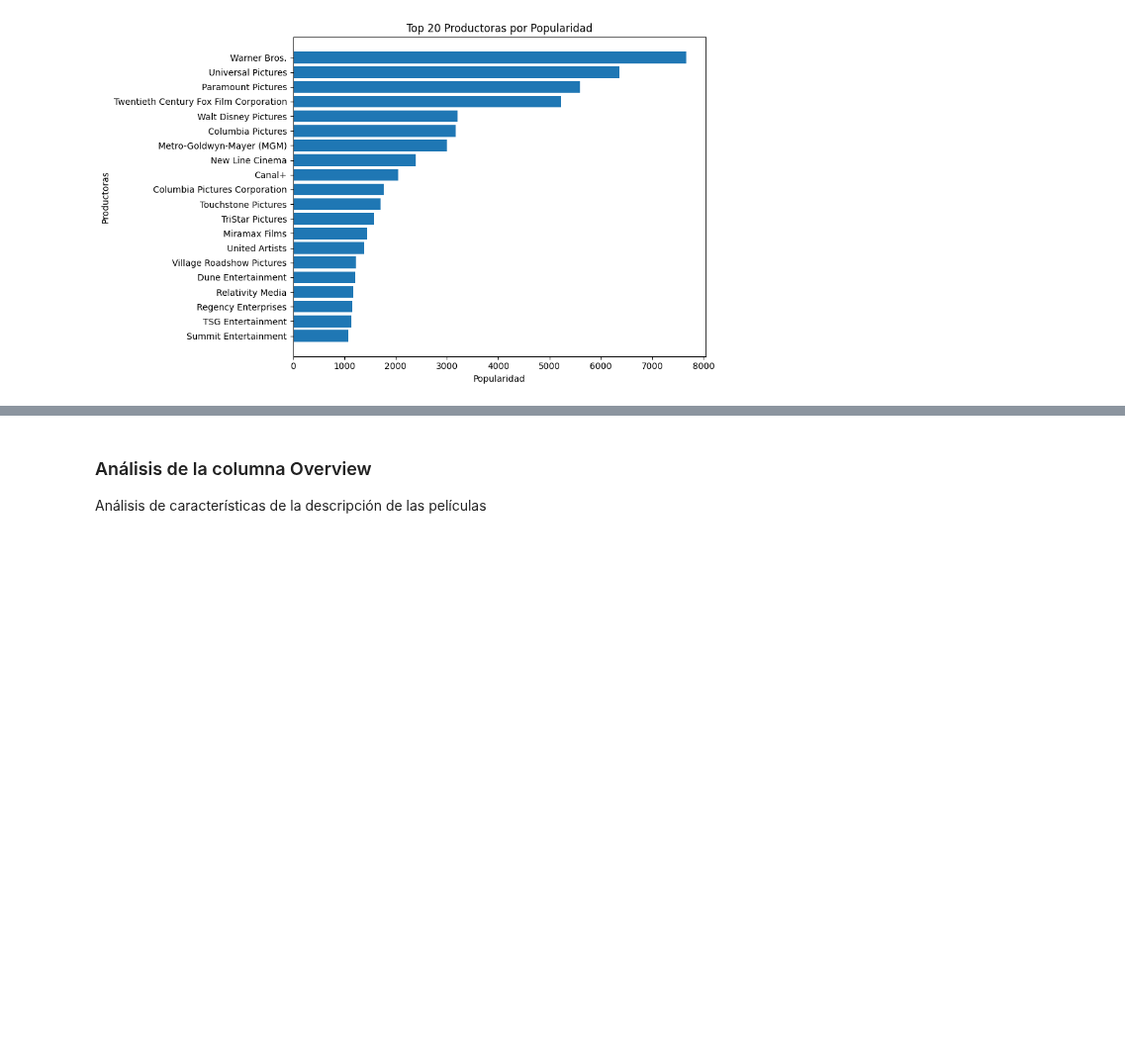
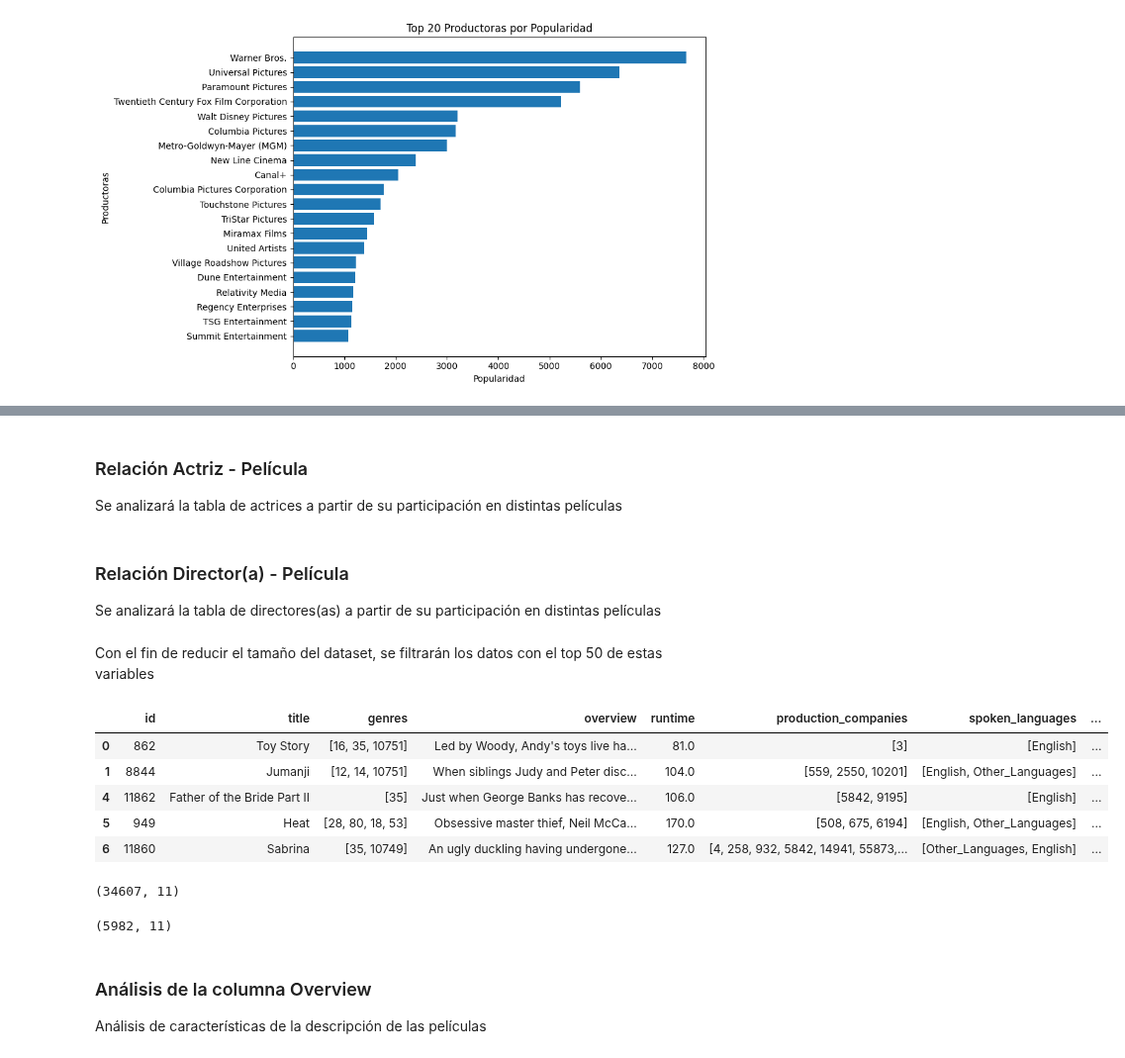
Before and after one commit to alejocampos1/Movies_Recommendation_2024, a Jupyter notebook: Notebooks/eda.ipynb, the cells around one changed output, grey strips where cells are left out. Shown at 99% size. Drawn from its saved outputs; the diff is of its cells as text; code cells hidden in the pictures; blank space fills up the shorter version.

```diff
--- a/Notebooks/eda.ipynb
+++ b/Notebooks/eda.ipynb
@@ -742,0 +761,3 @@ plt.show()
+# %% [markdown]
+### Relación Actriz - Película
+Se analizará la tabla de actrices a partir de su participación en distintas películas
@@ -743,3 +779,70 @@ plt.show()
+# %% [markdown]
+### Relación Director(a) - Película
+Se analizará la tabla de directores(as) a partir de su participación en distintas películas
+# %%
+df_final_direccion = (
+    df_movies_filtered[['id', 'popularity']]
+    .merge(
+        df_crew[['idPelicula', 'nombre', 'cargo']],
+        left_on='id',
+        right_on='idPelicula'
+    )
+    # Filtrar las filas donde 'cargo' sea 'Director'
+    .query('cargo == "Director"')
+    [['nombre', 'popularity']]
+    .groupby('nombre', as_index=False)['popularity'].sum()
+    .sort_values(by='popularity', ascending=False)
+    .reset_index(drop=True)
+)
+# %% [markdown]
+Con el fin de reducir el tamaño del dataset, se filtrarán los datos con el top 50 de estas variables
+# %%
+# Dataframes de top 100
+top_100_actors = df_final_actor.head(100)
+top_100_actrices = df_final_actriz.head(100)
+top_100_direction = df_final_direccion.head(100)
+
+
+# Filtrar los idPelicula de los actores en df_cast donde 'ordenReparto' esté entre 0 y 2
+id_peliculas_actor = df_cast[
+    (df_cast['nombre'].isin(top_100_actors['nombre'])) & (df_cast['ordenReparto'].between(0, 2))
+]['idPelicula'].unique()
+
+# Filtrar los idPelicula de las actrices en df_cast
+id_peliculas_actriz = df_cast[
+    (df_cast['nombre'].isin(top_100_actrices['nombre'])) & (df_cast['ordenReparto'].between(0, 2))
+]['idPelicula'].unique()
+
+# Filtrar los idPelicula de los directores en df_crew donde el 'cargo' sea 'Director'
+id_peliculas_director = df_crew[
+    (df_crew['nombre'].isin(top_100_direction['nombre'])) & (df_crew['cargo'] == 'Director')
+]['idPelicula'].unique()
+
+# Combinar todos los idPelicula en una lista única (sin duplicados)
+id_peliculas_a_filtrar = set(id_peliculas_actor) | set(id_peliculas_actriz) | set(id_peliculas_director)
+
+# Filtrar df_movies_filtered basado en los idPelicula combinados
+df_filtrado = df_movies_filtered[
+    df_movies_filtered['id'].isin(id_peliculas_a_filtrar)
+]
+
+# Verificar el resultado
+df_filtrado.head()
+# %% [output]
+|  | id | title | genres | overview | runtime | production_companies | spoken_languages | ... |
+| 0 | 862 | Toy Story | [16, 35, 10751] | Led by Woody, Andy's toys live ha... | 81.0 | [3] | [English] | ... |
+| 1 | 8844 | Jumanji | [12, 14, 10751] | When siblings Judy and Peter disc... | 104.0 | [559, 2550, 10201] | [English, Other_Languages] | ... |
+| 4 | 11862 | Father of the Bride Part II | [35] | Just when George Banks has recove... | 106.0 | [5842, 9195] | [English] | ... |
+| 5 | 949 | Heat | [28, 80, 18, 53] | Obsessive master thief, Neil McCa... | 170.0 | [508, 675, 6194] | [English, Other_Languages] | ... |
+| 6 | 11860 | Sabrina | [35, 10749] | An ugly duckling having undergone... | 127.0 | [4, 258, 932, 5842, 14941, 55873,... | [Other_Languages, English] | ... |
+# %%
+df_movies_filtered.shape
+# %% [output]
+(34607, 11)
+# %%
+df_filtrado.shape
+# %% [output]
+(5982, 11)
 # %% [markdown]
 ### Análisis de la columna Overview
 Análisis de características de la descripción de las películas
```
Also changed, not shown: parts of 4 cells of this notebook, 5 other files.
